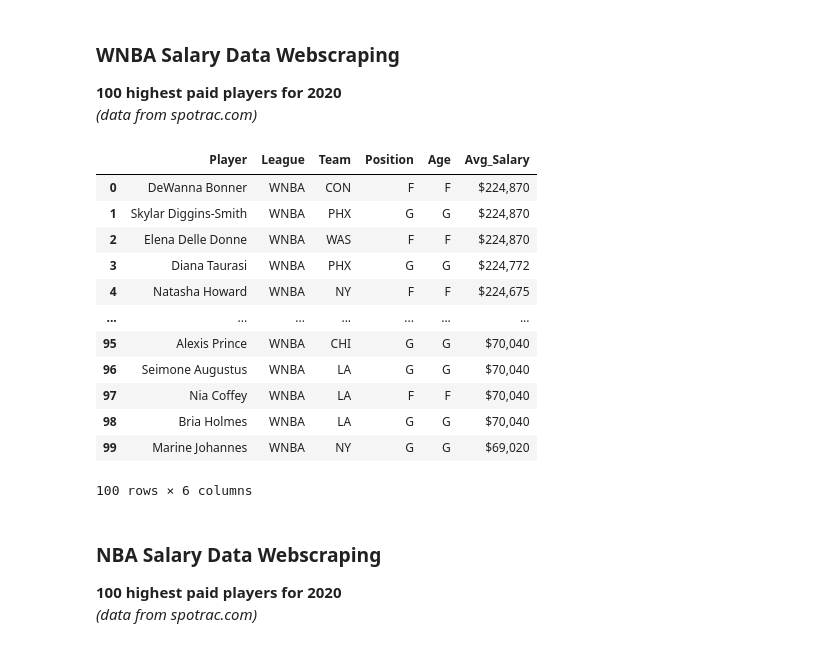
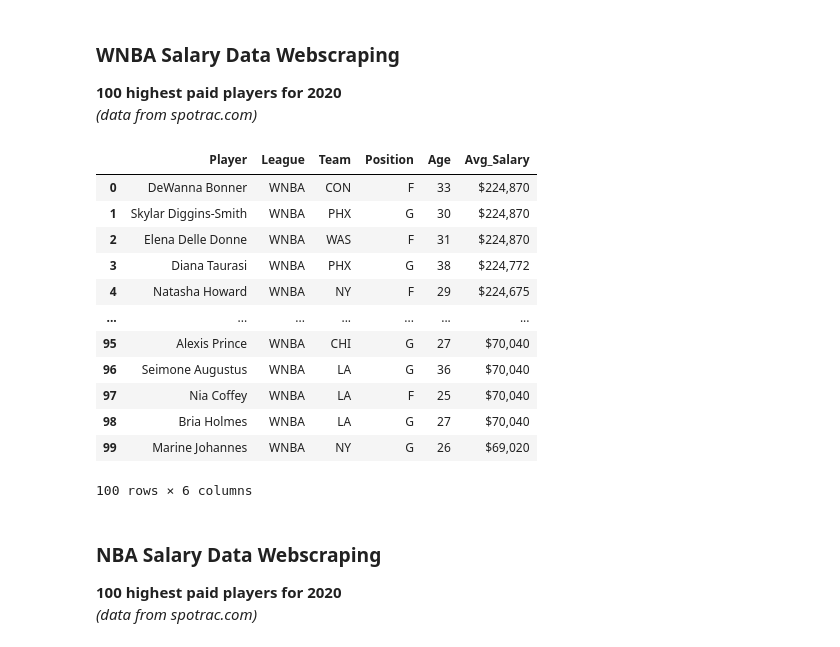
Before and after one commit to UVA-CS5010/semester-project, a Jupyter notebook: CS5010SemesterProject_Data.ipynb, the cells around one changed output. Saved outputs shown, nothing was run; the diff lists cells and outputs as text; code cells hidden in the pictures.

```diff
--- a/CS5010SemesterProject_Data.ipynb
+++ b/CS5010SemesterProject_Data.ipynb
@@ -32,45 +32,45 @@ pos2= []
 for p in soup.find_all('td', class_= 'center small'):
   pos.append(p.get_text())
 
 for i in pos:
     j = i.replace(' ','').replace('\n', '')
     pos2.append(j)
 pos2[136] = 'F'
 
 age= []
 for v in pos2:
-    if len(v) % 2 != 0:
+    if len(v) % 2 == 0:
         age.append(v)
 
 positions= []
 for v in pos2:
     if len(v) % 2 != 0:
         positions.append(v)
 
 wnba= 'WNBA'
 
 wnba_salaries = pd.DataFrame(
     {'Player': names,
      'League': wnba,
      'Team': teams,
      'Position': positions,
      'Age': age,
      'Avg_Salary': avg_salaries
     })
 wnba_salaries
 # %% [output]
 |  | Player | League | Team | Position | Age | Avg_Salary |
-| 0 | DeWanna Bonner | WNBA | CON | F | F | $224,870 |
-| 1 | Skylar Diggins-Smith | WNBA | PHX | G | G | $224,870 |
-| 2 | Elena Delle Donne | WNBA | WAS | F | F | $224,870 |
-| 3 | Diana Taurasi | WNBA | PHX | G | G | $224,772 |
-| 4 | Natasha Howard | WNBA | NY | F | F | $224,675 |
+| 0 | DeWanna Bonner | WNBA | CON | F | 33 | $224,870 |
+| 1 | Skylar Diggins-Smith | WNBA | PHX | G | 30 | $224,870 |
+| 2 | Elena Delle Donne | WNBA | WAS | F | 31 | $224,870 |
+| 3 | Diana Taurasi | WNBA | PHX | G | 38 | $224,772 |
+| 4 | Natasha Howard | WNBA | NY | F | 29 | $224,675 |
 | ... | ... | ... | ... | ... | ... | ... |
-| 95 | Alexis Prince | WNBA | CHI | G | G | $70,040 |
-| 96 | Seimone Augustus | WNBA | LA | G | G | $70,040 |
-| 97 | Nia Coffey | WNBA | LA | F | F | $70,040 |
-| 98 | Bria Holmes | WNBA | LA | G | G | $70,040 |
-| 99 | Marine Johannes | WNBA | NY | G | G | $69,020 |
+| 95 | Alexis Prince | WNBA | CHI | G | 27 | $70,040 |
+| 96 | Seimone Augustus | WNBA | LA | G | 36 | $70,040 |
+| 97 | Nia Coffey | WNBA | LA | F | 25 | $70,040 |
+| 98 | Bria Holmes | WNBA | LA | G | 27 | $70,040 |
+| 99 | Marine Johannes | WNBA | NY | G | 26 | $69,020 |
 100 rows × 6 columns
 # %% [markdown]
 ### NBA Salary Data Webscraping
```
Also changed, not shown: parts of 2 cells of this notebook.
